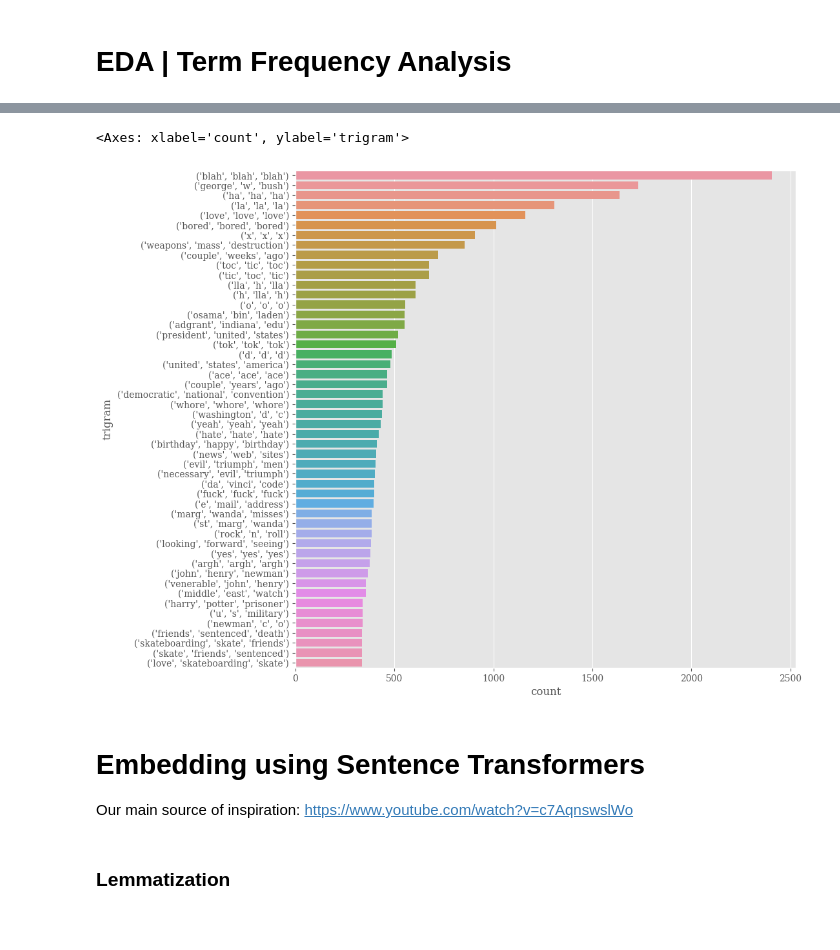
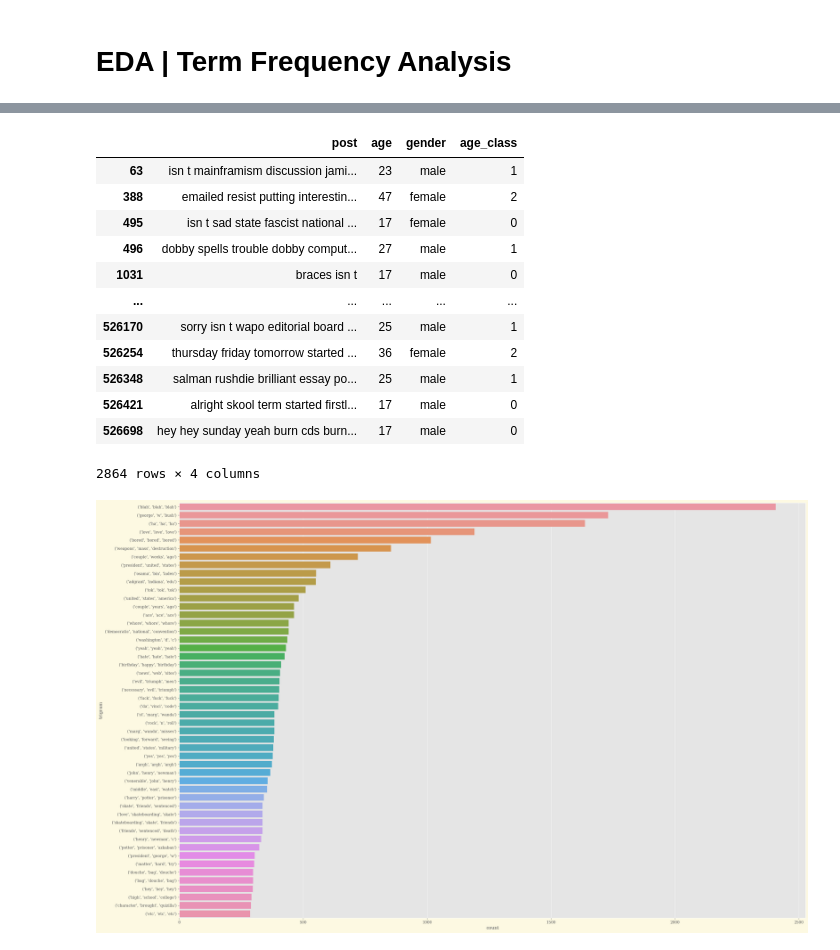
Before and after one commit to simonefacchiano/SL-Final-Project, a Jupyter notebook: preprocessing_and_eda.ipynb, the cells around one changed output, grey strips where cells are left out. Saved outputs shown, nothing was run; the diff lists cells and outputs as text; code cells hidden in the pictures.

```diff
--- a/preprocessing_and_eda.ipynb
+++ b/preprocessing_and_eda.ipynb
@@ -315,7 +316,7 @@ def save_object(obj, filename):
 # %% [markdown]
 From now on, we will read this pickle object instead of running the whole code again
 # %%
-train = pd.read_pickle('train_features_paper.pkl')
+train = pd.read_pickle('train_clean_2.pkl')
 # %%
 train.head(5)
 # %% [output]
@@ -364 +364,3 @@ plt.savefig("plots/mostCommon_age.png")
+# %%
+corpus = [word for i in train["post"].str.split().values.tolist() for word in i]
 # %%
@@ -373,5 +375,3 @@ plt.savefig("plots/mostCommon_gender.png")
-# %%
-corpus = [word for i in train["clean_post"].str.split().values.tolist() for word in i]
 # %%
 bigrams = (pd.Series(nltk.ngrams(corpus, 2)).value_counts())
 bigrams_df = bigrams.reset_index()
@@ -386,16 +407,29 @@ sns.barplot(bigrams_df.head(30), x = 'count', y = 'bigram',ax=ax )
+# %%
+train[train.post.str.contains('isn t')]
+# %% [output]
+|  | post | age | gender | age_class |
+| 63 | isn t mainframism discussion jami... | 23 | male | 1 |
+| 388 | emailed resist putting interestin... | 47 | female | 2 |
+| 495 | isn t sad state fascist national ... | 17 | female | 0 |
+| 496 | dobby spells trouble dobby comput... | 27 | male | 1 |
+| 1031 | braces isn t | 17 | male | 0 |
+| ... | ... | ... | ... | ... |
+| 526170 | sorry isn t wapo editorial board ... | 25 | male | 1 |
+| 526254 | thursday friday tomorrow started ... | 36 | female | 2 |
+| 526348 | salman rushdie brilliant essay po... | 25 | male | 1 |
+| 526421 | alright skool term started firstl... | 17 | male | 0 |
+| 526698 | hey hey sunday yeah burn cds burn... | 17 | male | 0 |
+2864 rows × 4 columns
 # %%
 trigrams = (pd.Series(nltk.ngrams(corpus, 3)).value_counts())
 trigrams_df = trigrams.reset_index()
 trigrams_df.columns = ['trigram', 'count']
 #2 minutes to run
+# %%
+trigrams_df = trigrams_df.drop(axis = 0, index = [3,6,9,10,12,13,14,18,44,52])
 # %%
-fig, ax = plt.subplots(figsize=(10, 10))
+fig, ax = plt.subplots(figsize=(30, 20),facecolor='#FDF9E2')
 sns.barplot(trigrams_df.head(50), x = 'count', y = 'trigram', ax = ax)
+plt.savefig("plots/PP_trigrams.png")
 # %% [output]
-<Axes: xlabel='count', ylabel='trigram'>
-[figure, old version]
+[figure, new version]
-# %% [markdown]
-# Embedding using Sentence Transformers
-
-Our main source of inspiration:
-https://www.youtube.com/watch?v=c7AqnswslWo
@@ -421,2 +435,0 @@ mini_train = train[1:50]
-# %% [markdown]
-### Lemmatization
```
Also changed, not shown: parts of 33 cells of this notebook, 7 other files.
